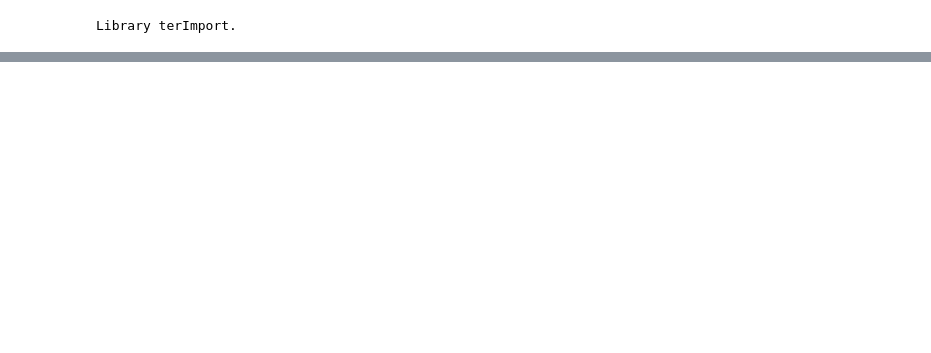
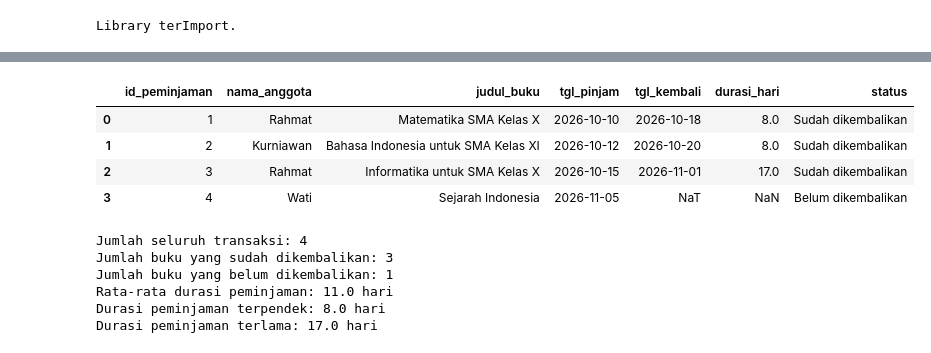
Before and after one commit to Saifuloh-411211122/Analikti_Visualisasi_Data, a Jupyter notebook: Saifulloh_411211122_Forum-9.ipynb, the cells around one changed output, grey strips where cells are left out. Cells and saved outputs as stored; diff of their text form; code cells hidden in the pictures; blank space fills up the shorter version.

```diff
--- a/Saifulloh_411211122_Forum-9.ipynb
+++ b/Saifulloh_411211122_Forum-9.ipynb
@@ -20,0 +271,55 @@ Database perpustakaan_me berhasil dibuat dan terhubung.
+# %%
+
+# Mengubah kolom tanggal menjadi tipe datetime
+df["tgl_pinjam"] = pd.to_datetime(
+    df["tgl_pinjam"],
+    format="%d-%m-%Y"
+)
+
+df["tgl_kembali"] = pd.to_datetime(
+    df["tgl_kembali"],
+    format="%d-%m-%Y",
+    errors="coerce"
+)
+
+# Menghitung durasi peminjaman dalam hari
+df["durasi_hari"] = (
+    df["tgl_kembali"] - df["tgl_pinjam"]
+).dt.days
+
+# Membuat status pengembalian
+df["status"] = df["tgl_kembali"].apply(
+    lambda tanggal: "Sudah dikembalikan"
+    if pd.notna(tanggal)
+    else "Belum dikembalikan"
+)
+
+# Menampilkan hasil
+display(df)
+# %% [output]
+|  | id_peminjaman | nama_anggota | judul_buku | tgl_pinjam | tgl_kembali | durasi_hari | status |
+| 0 | 1 | Rahmat | Matematika SMA Kelas X | 2026-10-10 | 2026-10-18 | 8.0 | Sudah dikembalikan |
+| 1 | 2 | Kurniawan | Bahasa Indonesia untuk SMA Kelas XI | 2026-10-12 | 2026-10-20 | 8.0 | Sudah dikembalikan |
+| 2 | 3 | Rahmat | Informatika untuk SMA Kelas X | 2026-10-15 | 2026-11-01 | 17.0 | Sudah dikembalikan |
+| 3 | 4 | Wati | Sejarah Indonesia | 2026-11-05 | NaT | NaN | Belum dikembalikan |
+# %%
+# Ringkasan eksplorasi durasi transaksi yang sudah dikembalikan
+durasi_valid = df["durasi_hari"].dropna()
+
+print("Jumlah seluruh transaksi:", len(df))
+print("Jumlah buku yang sudah dikembalikan:", len(durasi_valid))
+print("Jumlah buku yang belum dikembalikan:", df["tgl_kembali"].isna().sum())
+
+if len(durasi_valid) > 0:
+    print("Rata-rata durasi peminjaman:", round(durasi_valid.mean(), 2), "hari")
+    print("Durasi peminjaman terpendek:", durasi_valid.min(), "hari")
+    print("Durasi peminjaman terlama:", durasi_valid.max(), "hari")
+else:
+    print("Belum ada transaksi yang selesai dikembalikan.")
+# %% [output]
+Jumlah seluruh transaksi: 4
+Jumlah buku yang sudah dikembalikan: 3
+Jumlah buku yang belum dikembalikan: 1
+Rata-rata durasi peminjaman: 11.0 hari
+Durasi peminjaman terpendek: 8.0 hari
+Durasi peminjaman terlama: 17.0 hari
```
Also changed, not shown: parts of 12 cells of this notebook.
